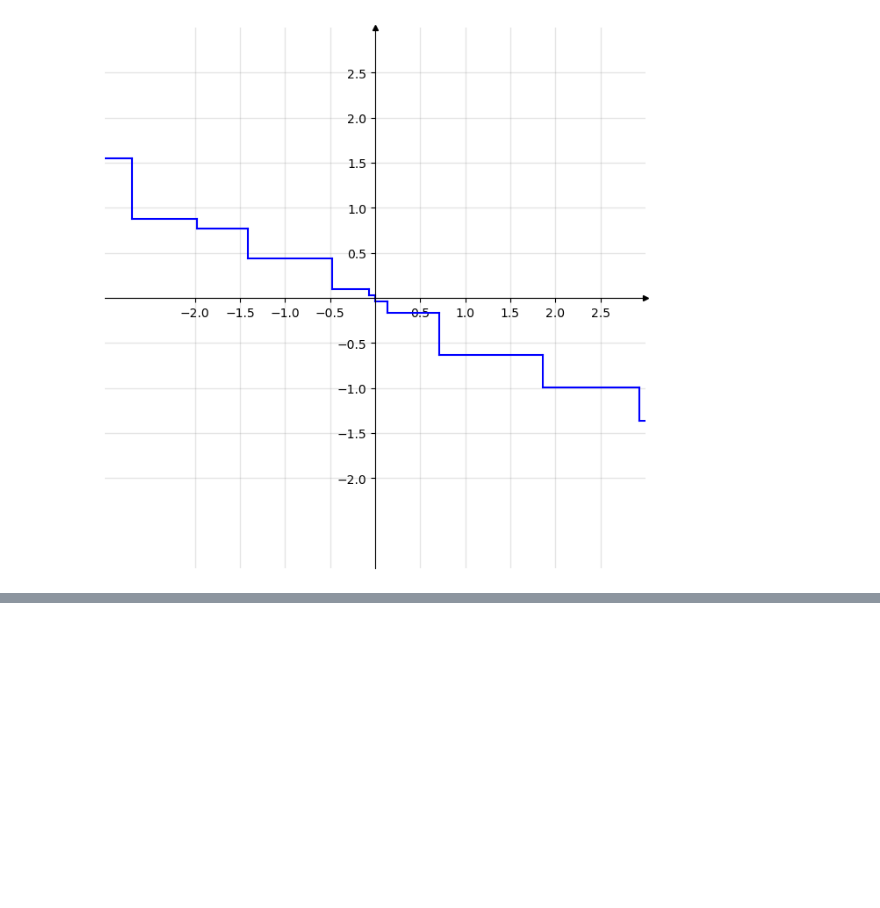
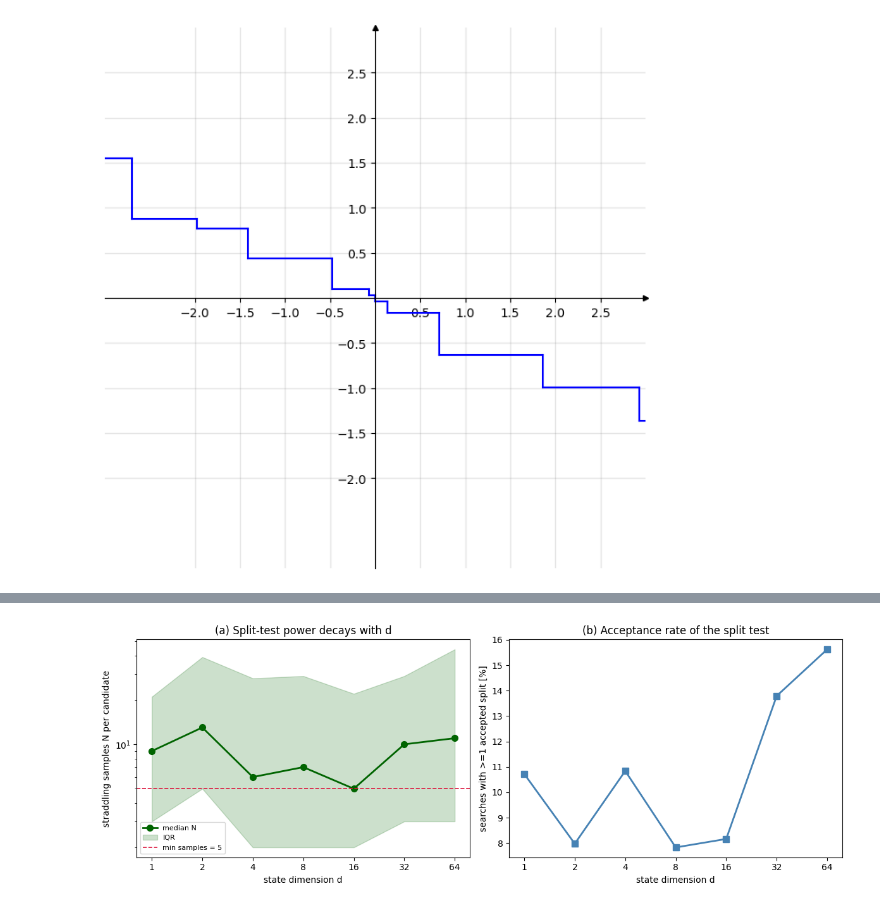
Before and after one commit to gianmtedeschi/learnRL, a Jupyter notebook: notebooks/plots_planning.ipynb, the cells around one changed output, grey strips where cells are left out. Saved outputs shown, nothing was run; the diff lists cells and outputs as text; code cells hidden in the pictures; blank space fills up the shorter version.

```diff
--- a/notebooks/plots_planning.ipynb
+++ b/notebooks/plots_planning.ipynb
@@ -1188,0 +1553,84 @@ plt.show()
+# %%
+# Figures: statistical-power curse of the split test (efficiency).
+# Needs the instrumented runs (split_test_log) from script/study/sweep_dim.sh
+# (and sweep_batch.sh for the per-batch panel). On the un-instrumented denovo
+# data it just reports that and does nothing.
+MIN_SAMPLES = max(5, int(round(0.05 * 100)))   # min_angle_samples floor vs batch=100
+
+def power_by_dim(runs):
+    """dim -> (all N across candidates, per-search acceptance flags)."""
+    out = {}
+    for d, trials in runs.items():
+        Ns, acc = [], []
+        for t in trials:
+            for rec in t['log']:
+                Ns.extend(rec['N'])
+                acc.append(rec['n_accepted'] > 0)
+        if Ns:
+            out[d] = (np.array(Ns), np.array(acc))
+    return out
+
+power = power_by_dim(main_runs)
+
+if not power:
+    print('No split_test_log found in', os.path.relpath(MAIN_DIR, ROOT))
+    print('Run script/study/sweep_dim.sh (instrumented) and re-run this cell.')
+else:
+    ds = sorted(power)
+    medN = [np.median(power[d][0]) for d in ds]
+    q1   = [np.percentile(power[d][0], 25) for d in ds]
+    q3   = [np.percentile(power[d][0], 75) for d in ds]
+    accr = [power[d][1].mean() * 100 for d in ds]
+
+    fig, ax = plt.subplots(1, 2, figsize=(12, 4.4))
+
+    # (a) straddling-sample count N vs dimension (median + IQR)
+    ax[0].plot(ds, medN, 'o-', color='darkgreen', lw=2, ms=7, label='median N')
+    ax[0].fill_between(ds, q1, q3, color='darkgreen', alpha=0.2, label='IQR')
+    ax[0].axhline(MIN_SAMPLES, color='crimson', ls='--', lw=1.2, label=f'min samples = {MIN_SAMPLES}')
+    ax[0].set_xscale('log', base=2); ax[0].set_yscale('log'); ax[0].set_xticks(ds)
+    ax[0].xaxis.set_major_formatter(ScalarFormatter())
+    ax[0].set_xlabel('state dimension d'); ax[0].set_ylabel('straddling samples N per candidate')
+    ax[0].set_title('(a) Split-test power decays with d'); ax[0].legend(fontsize=8)
+    below = [d for d in ds if np.median(power[d][0]) < MIN_SAMPLES]
+    if below:
+        ax[0].axvline(below[0], color='gray', ls=':', lw=1)
+        ax[0].annotate(f'd* = {below[0]}', xy=(below[0], MIN_SAMPLES), fontsize=9, color='gray')
+
+    # (b) von Mises acceptance rate vs dimension
+    ax[1].plot(ds, accr, 's-', color='steelblue', lw=2, ms=7)
+    ax[1].set_xscale('log', base=2); ax[1].set_xticks(ds); ax[1].xaxis.set_major_formatter(ScalarFormatter())
+    ax[1].set_xlabel('state dimension d'); ax[1].set_ylabel('searches with >=1 accepted split [%]')
+    ax[1].set_title('(b) Acceptance rate of the split test')
+
+    plt.tight_layout(); plt.savefig('lqr_scalability_power.png', dpi=150, bbox_inches='tight'); plt.show()
+
+    print(f"{'d':>3} | {'median N':>8} | {'IQR':>13} | {'accept %':>8}")
+    for d in ds:
+        print(f"{d:3d} | {np.median(power[d][0]):8.1f} | "
+              f"[{np.percentile(power[d][0],25):.0f}, {np.percentile(power[d][0],75):.0f}]{'':5} | {power[d][1].mean()*100:8.1f}")
+
+# ---- optional: N vs dimension, one line per batch (needs sweep_batch.sh) ----
+if BATCH_DIR:
+    by_batch = {}
+    for run in glob.glob(os.path.join(BATCH_DIR, '*agaps*')):
+        base = os.path.basename(run)
+        b = int(re.search(r'batch_(\d+)', base).group(1)); d = _dim_agaps(base)
+        Ns = []
+        for f in glob.glob(os.path.join(run, 'trial_*', 'split_results.json')):
+            for rec in json.load(open(f)).get('split_test_log', []):
+                Ns.extend(rec['N'])
+        if Ns:
+            by_batch.setdefault(b, {})[d] = np.median(Ns)
+    if by_batch:
+        plt.figure(figsize=(7, 4.4))
+        for b in sorted(by_batch):
+            ds_b = sorted(by_batch[b])
+            plt.plot(ds_b, [by_batch[b][d] for d in ds_b], 'o-', lw=2, ms=6, label=f'batch {b}')
+        plt.axhline(MIN_SAMPLES, color='crimson', ls='--', lw=1.2)
+        plt.xscale('log', base=2); plt.yscale('log')
+        plt.xlabel('state dimension d'); plt.ylabel('median straddling samples N')
+        plt.title('Split-test power vs d, per batch size'); plt.legend(fontsize=8)
+        plt.tight_layout(); plt.savefig('lqr_scalability_power_batch.png', dpi=150, bbox_inches='tight'); plt.show()
+# %% [output]
+[figure, added]
```
Also changed, not shown: parts of 12 cells of this notebook, 16 other files.
